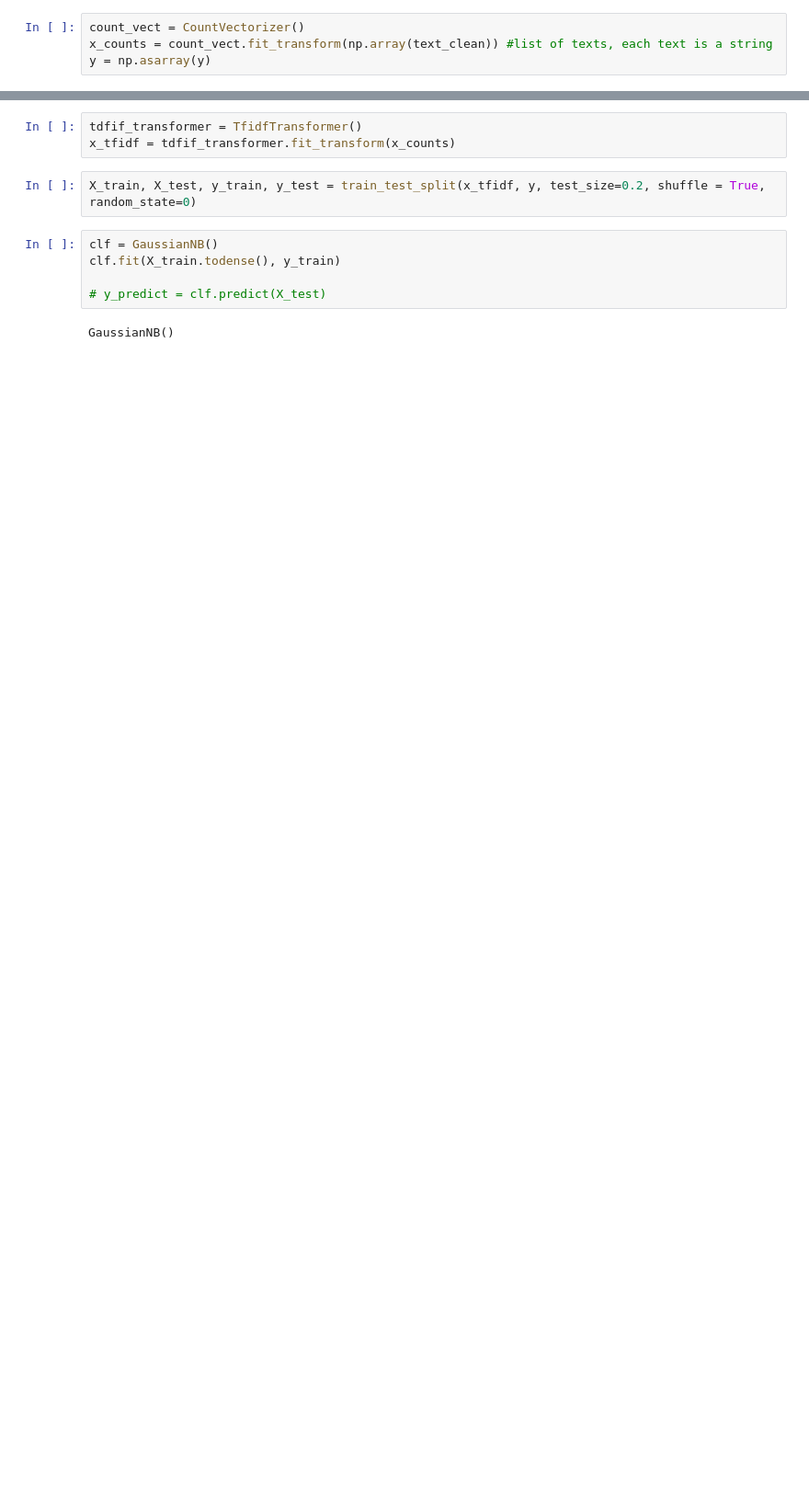
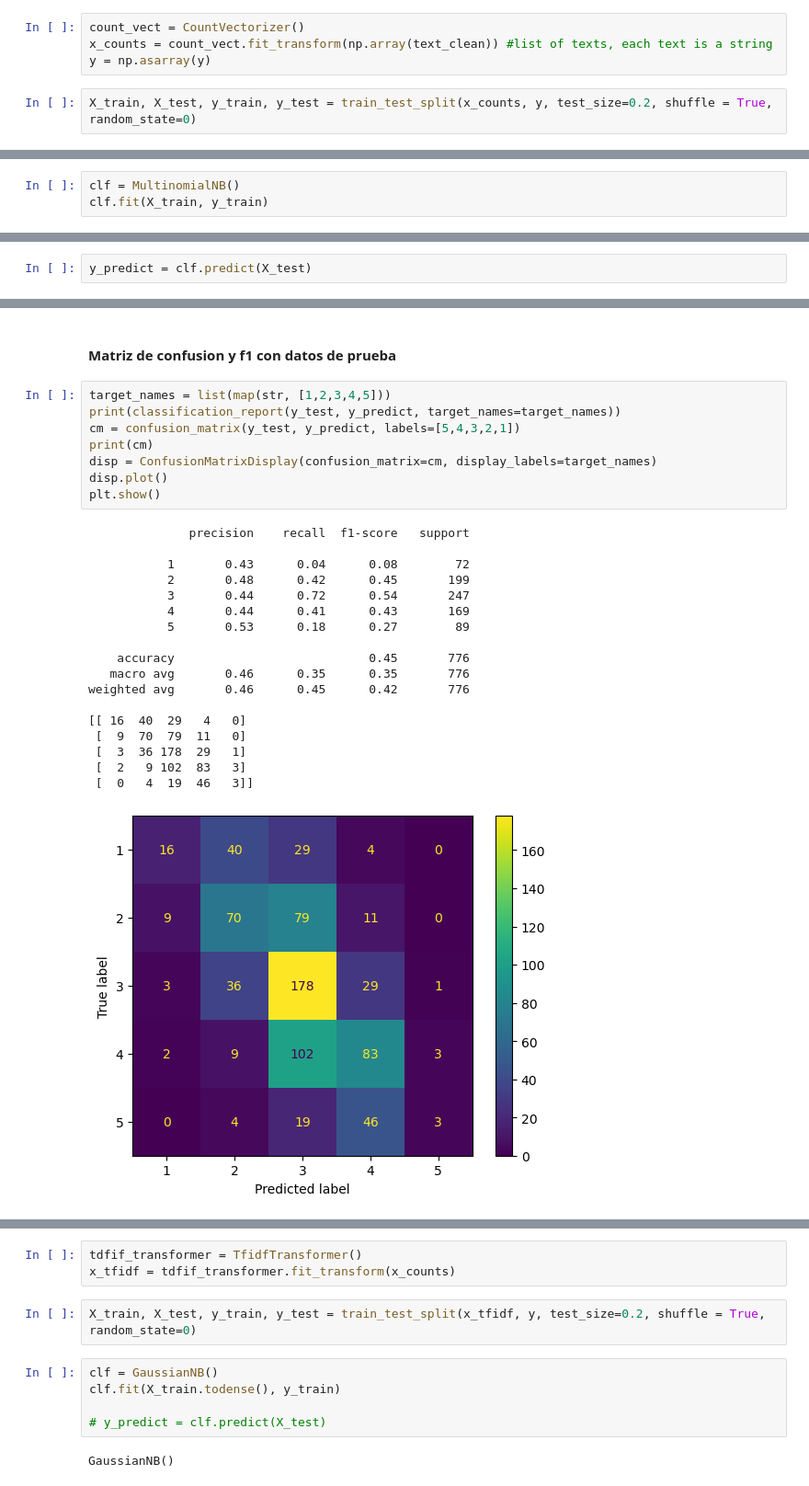
Before and after one commit to svroo/PNL-Escom, a Jupyter notebook: Joder es cine/cine.ipynb, the cells around one changed output, grey strips where cells are left out. Shown at 92% size. Saved outputs shown, nothing was run; the diff lists cells and outputs as text; blank space fills up the shorter version.

```diff
--- a/Joder es cine/cine.ipynb
+++ b/Joder es cine/cine.ipynb
@@ -43,3 +42,5 @@ text_clean =[txt.normalizar(text[i]) for i in range(len(text))]
 count_vect = CountVectorizer()
 x_counts = count_vect.fit_transform(np.array(text_clean)) #list of texts, each text is a string
 y = np.asarray(y)
+# %%
+X_train, X_test, y_train, y_test = train_test_split(x_counts, y, test_size=0.2, shuffle = True, random_state=0)
@@ -45,0 +49,3 @@ y = np.asarray(y)
+# %%
+clf = MultinomialNB()
+clf.fit(X_train, y_train)
@@ -45,0 +54,2 @@ y = np.asarray(y)
+# %%
+y_predict = clf.predict(X_test)
@@ -45,0 +62,29 @@ y = np.asarray(y)
+# %% [markdown]
+#### Matriz de confusion y f1 con datos de prueba
+# %%
+target_names = list(map(str, [1,2,3,4,5]))
+print(classification_report(y_test, y_predict, target_names=target_names))
+cm = confusion_matrix(y_test, y_predict, labels=[5,4,3,2,1])
+print(cm)
+disp = ConfusionMatrixDisplay(confusion_matrix=cm, display_labels=target_names)
+disp.plot()
+plt.show()
+# %% [output]
+              precision    recall  f1-score   support
+
+           1       0.43      0.04      0.08        72
+           2       0.48      0.42      0.45       199
+           3       0.44      0.72      0.54       247
+           4       0.44      0.41      0.43       169
+           5       0.53      0.18      0.27        89
+
+    accuracy                           0.45       776
+   macro avg       0.46      0.35      0.35       776
+weighted avg       0.46      0.45      0.42       776
+
+[[ 16  40  29   4   0]
+ [  9  70  79  11   0]
+ [  3  36 178  29   1]
+ [  2   9 102  83   3]
+ [  0   4  19  46   3]]
+[figure, added]
```
Also changed, not shown: parts of 19 cells of this notebook, 1 other file.
